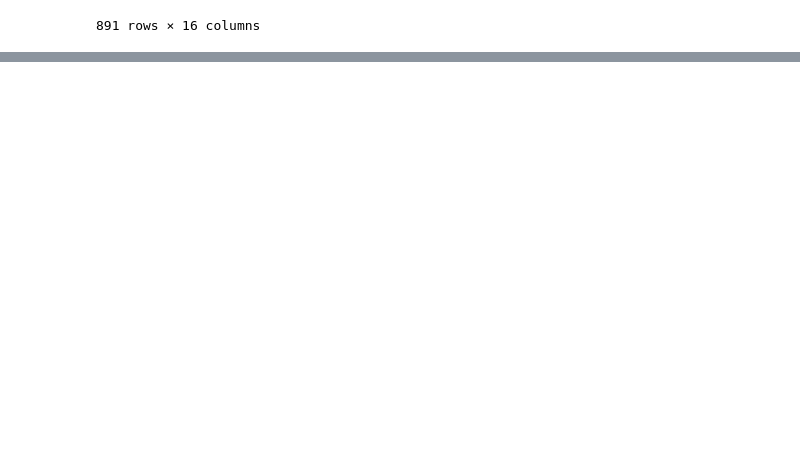
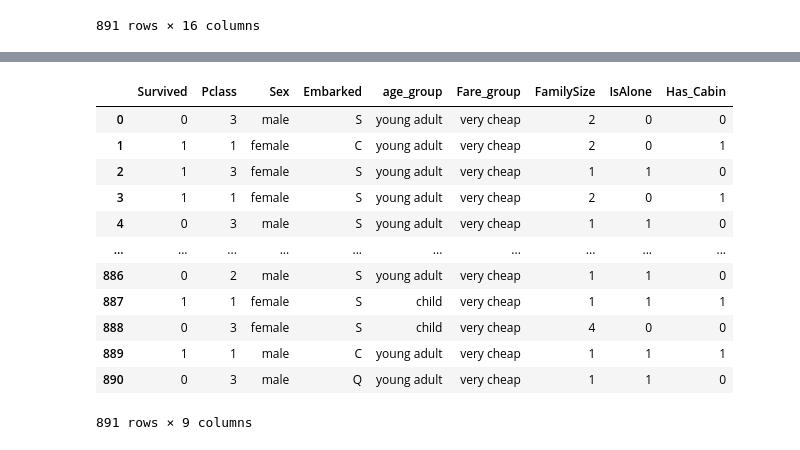
Before and after one commit to kostaskaragiorgos/Titanic-Dataset, a Jupyter notebook: New appro.ipynb, the cells around one changed output, grey strips where cells are left out. Saved outputs shown, nothing was run; the diff lists cells and outputs as text; code cells hidden in the pictures; blank space fills up the shorter version.

```diff
--- a/New appro.ipynb
+++ b/New appro.ipynb
@@ -164,0 +145,3 @@ memory usage: 103.2+ KB
+# %%
+df['Embarked']= df['Embarked'].fillna('S')
+df.info()
@@ -164,0 +166,17 @@ memory usage: 103.2+ KB
+# %%
+df.drop(columns= ['PassengerId', 'Name', 'Cabin', 'Ticket','Age', 'Fare', 'SibSp', 'Parch'], inplace=True)
+df
+# %% [output]
+|  | Survived | Pclass | Sex | Embarked | age_group | Fare_group | FamilySize | IsAlone | Has_Cabin |
+| 0 | 0 | 3 | male | S | young adult | very cheap | 2 | 0 | 0 |
+| 1 | 1 | 1 | female | C | young adult | very cheap | 2 | 0 | 1 |
+| 2 | 1 | 3 | female | S | young adult | very cheap | 1 | 1 | 0 |
+| 3 | 1 | 1 | female | S | young adult | very cheap | 2 | 0 | 1 |
+| 4 | 0 | 3 | male | S | young adult | very cheap | 1 | 1 | 0 |
+| ... | ... | ... | ... | ... | ... | ... | ... | ... | ... |
+| 886 | 0 | 2 | male | S | young adult | very cheap | 1 | 1 | 0 |
+| 887 | 1 | 1 | female | S | child | very cheap | 1 | 1 | 1 |
+| 888 | 0 | 3 | female | S | child | very cheap | 4 | 0 | 0 |
+| 889 | 1 | 1 | male | C | young adult | very cheap | 1 | 1 | 1 |
+| 890 | 0 | 3 | male | Q | young adult | very cheap | 1 | 1 | 0 |
+891 rows × 9 columns
```
Also changed, not shown: parts of 11 cells of this notebook.
